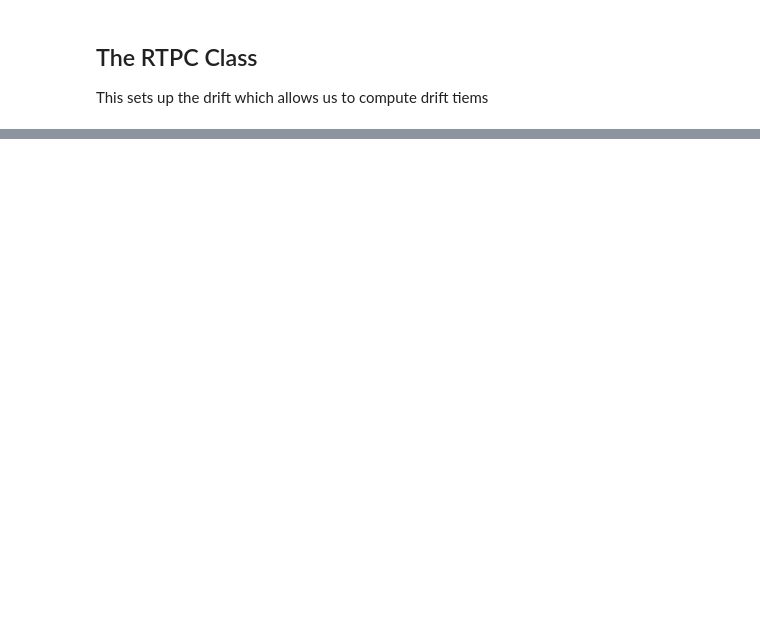
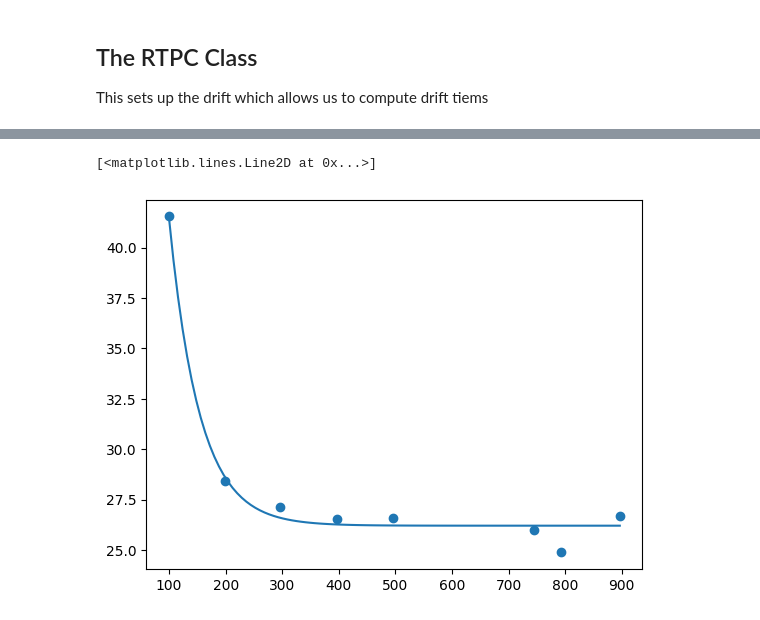
Before and after one commit to darkmatter-ucsd/cylinterp, a Jupyter notebook: cylinterp_tutorial.ipynb, the cells around one changed output, grey strips where cells are left out. Cells and saved outputs as stored; diff of their text form; code cells hidden in the pictures; blank space fills up the shorter version.

```diff
--- a/cylinterp_tutorial.ipynb
+++ b/cylinterp_tutorial.ipynb
@@ -163,0 +199,4 @@ array([[[ 2.22552083e+00,  0.00000000e+00],
+# %%
+def chi2(f, x, y):
+    model = f[0]+f[1]*np.exp(-(x-x[0])/f[2])
+    return np.sum((model-y)**2/model)
@@ -163,0 +212,6 @@ array([[[ 2.22552083e+00,  0.00000000e+00],
+# %%
+plt.scatter(long_diff_data[0], long_diff_data[1])
+plt.plot(egrid, res.x[0]+res.x[1]*np.exp(-(egrid-egrid[0])/res.x[2]))
+# %% [output]
+[<matplotlib.lines.Line2D at 0x...>]
+[figure, added]
```
Also changed, not shown: parts of 24 cells of this notebook, 3 other files.
